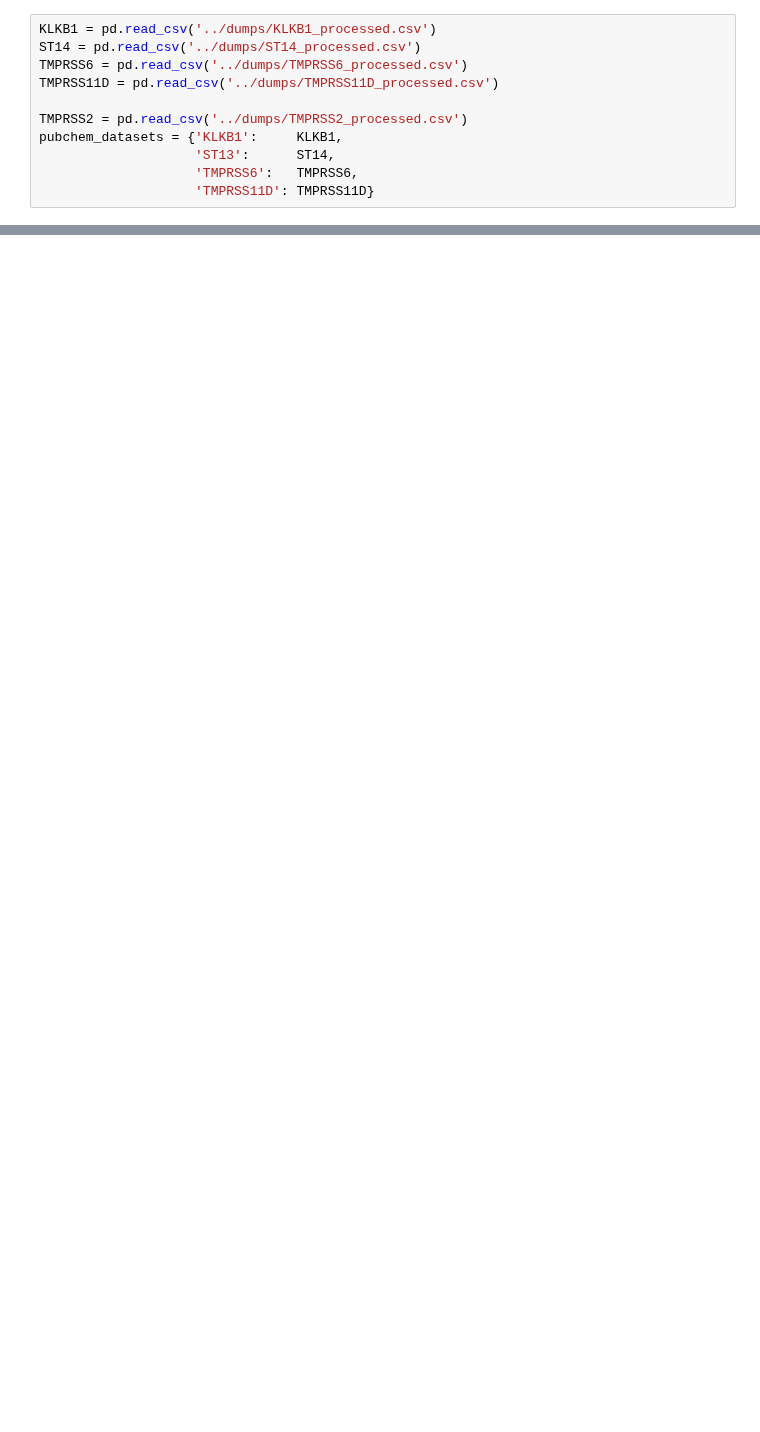
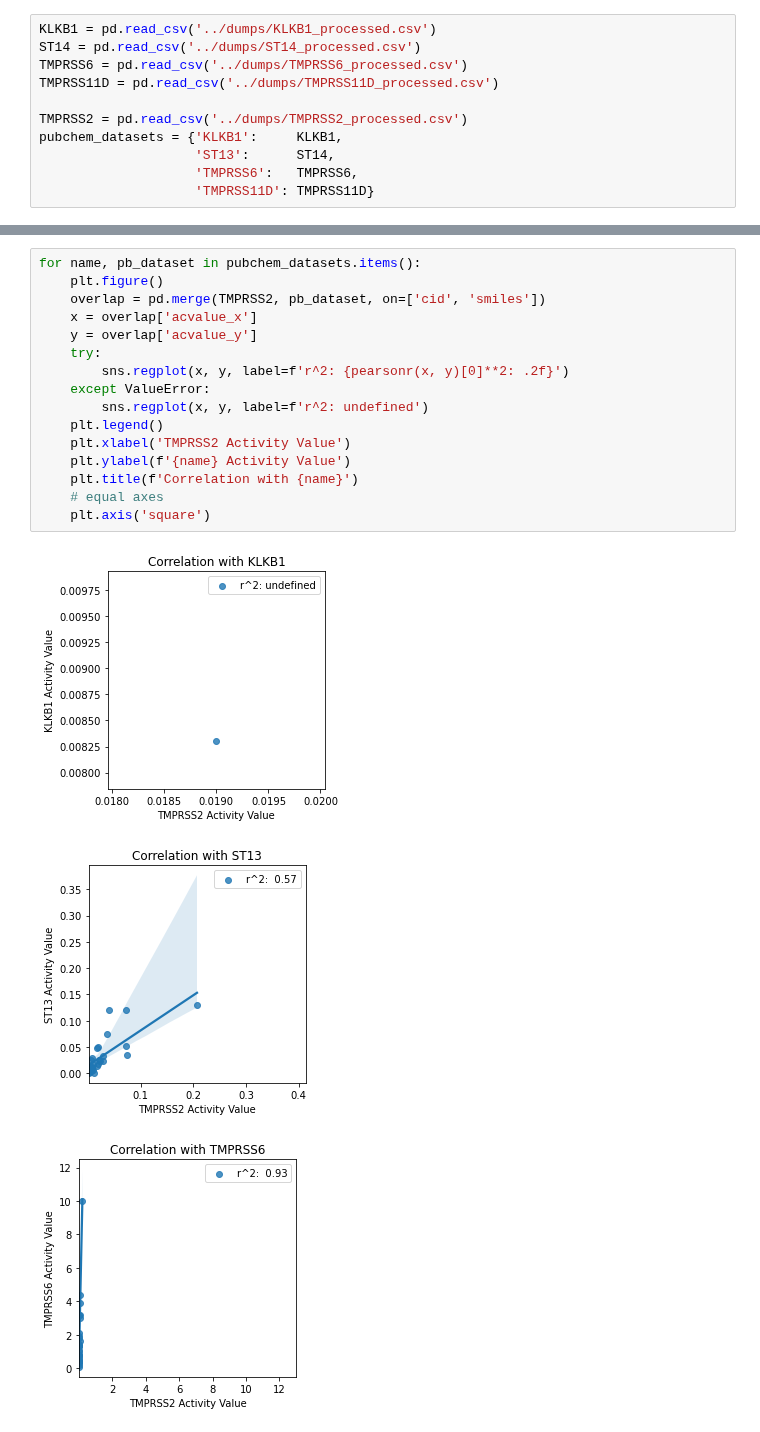
Before and after one commit to srensi/tmprss2, a Jupyter notebook: notebooks/correlate_datasets.ipynb, the cells around one changed output, grey strips where cells are left out. Cells and saved outputs as stored; diff of their text form; blank space fills up the shorter version.

Commit message:
more work on correlating the datasets, scaling idea posited

```diff
--- a/notebooks/correlate_datasets.ipynb
+++ b/notebooks/correlate_datasets.ipynb
@@ -37,0 +39,20 @@ From the above, it looks like we need
+# %%
+for name, pb_dataset in pubchem_datasets.items():
+    plt.figure()
+    overlap = pd.merge(TMPRSS2, pb_dataset, on=['cid', 'smiles'])
+    x = overlap['acvalue_x']
+    y = overlap['acvalue_y']
+    try:
+        sns.regplot(x, y, label=f'r^2: {pearsonr(x, y)[0]**2: .2f}')
+    except ValueError:
+        sns.regplot(x, y, label=f'r^2: undefined')
+    plt.legend()
+    plt.xlabel('TMPRSS2 Activity Value')
+    plt.ylabel(f'{name} Activity Value')
+    plt.title(f'Correlation with {name}')
+    # equal axes
+    plt.axis('square')
+# %% [output]
+[figure, added]
+[figure, added]
+[figure, added]
```
Also changed, not shown: parts of 8 cells of this notebook.
